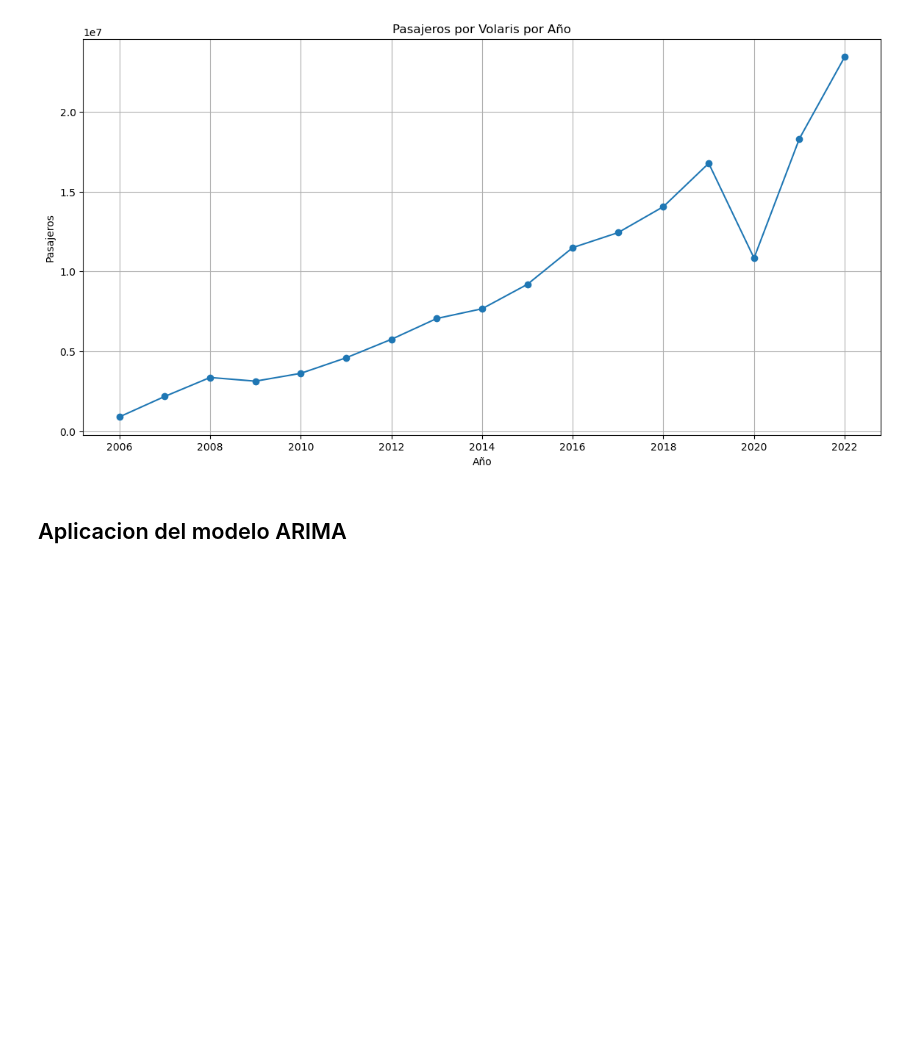
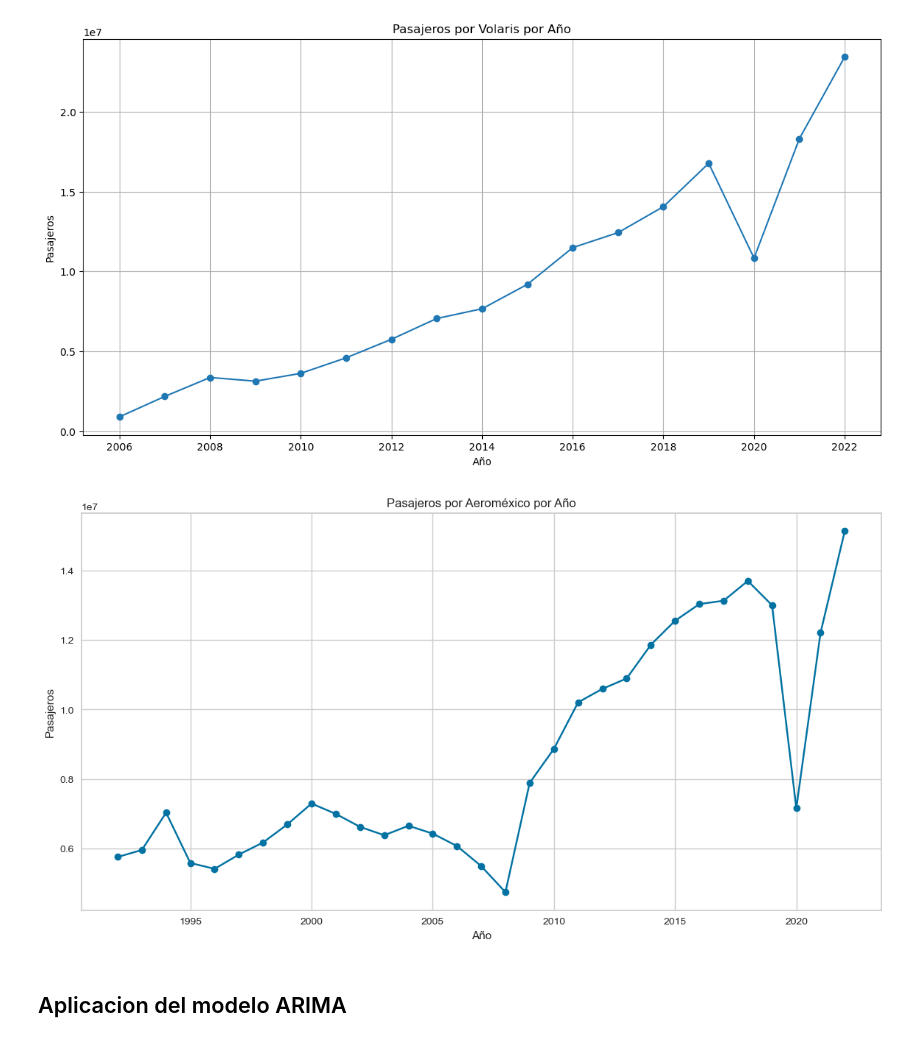
Before and after one commit to dvillagrans/Passenger-Volume-Prediction-in-Mexico, a Jupyter notebook: AeralaH.ipynb, the cells around one changed output. Cells and saved outputs as stored; diff of their text form; code cells hidden in the pictures; blank space fills up the shorter version.

```diff
--- a/AeralaH.ipynb
+++ b/AeralaH.ipynb
@@ -784,6 +787,25 @@ plt.grid(True)
 plt.show()
 # %% [output]
 [figure]
+# %%
+#Las aerolineas se pudieron recuperar despues de la pandemia
+
+#Aeromexico
+aeromexico_subset = airles_subsets['Aeroméxico']
+
+# Agrupamos por año y sumamos los pasajeros para obtener el total anual
+aeromexico_annual = aeromexico_subset.groupby('Año')['Pasajeros'].sum().reset_index()
+
+# Graficamos el histórico de pasajeros de Aeroméxico por año
+plt.figure(figsize=(14,7))
+plt.plot(aeromexico_annual['Año'], aeromexico_annual['Pasajeros'], marker='o')
+plt.title('Pasajeros por Aeroméxico por Año')
+plt.xlabel('Año')
+plt.ylabel('Pasajeros')
+plt.grid(True)
+plt.show()
+# %% [output]
+[figure, added]
 # %% [markdown]
 ## Aplicacion del modelo ARIMA
 # %%
```
Also changed, not shown: parts of 5 cells of this notebook, 33 other files.
